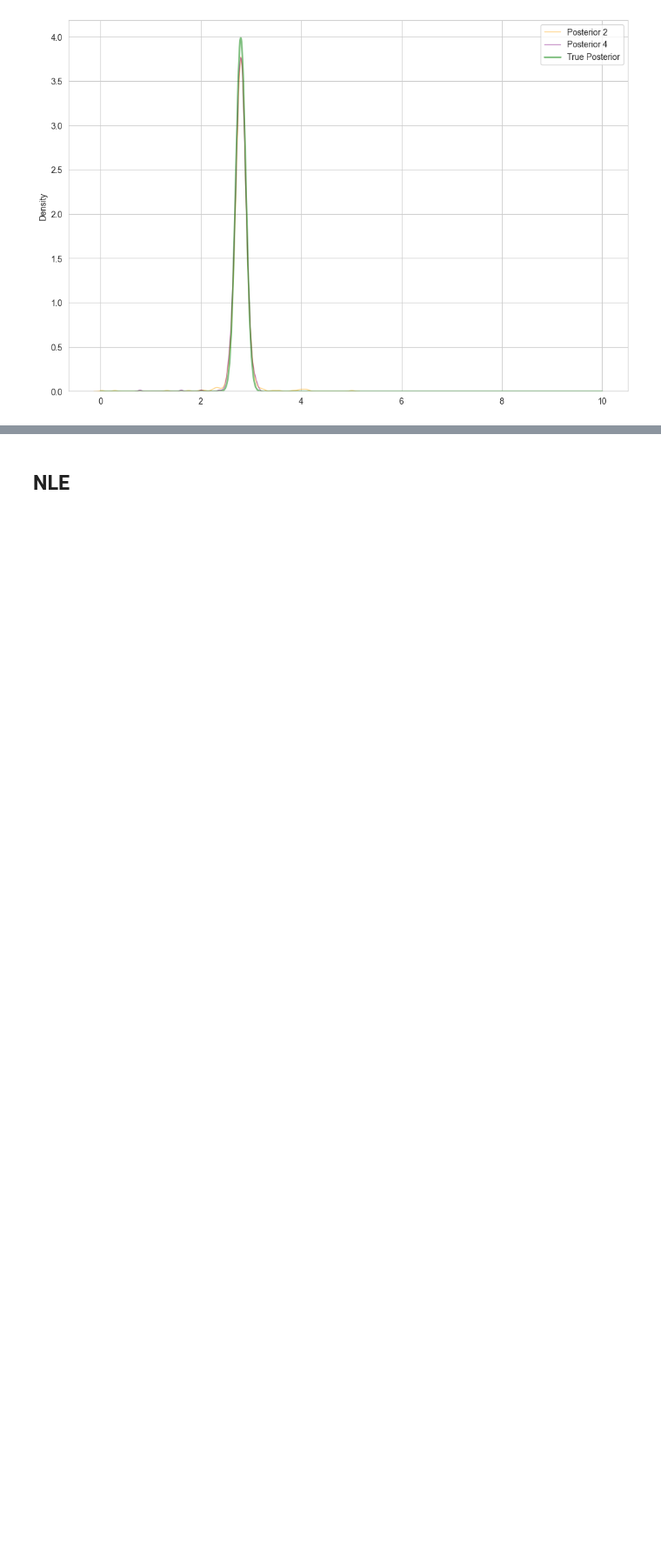
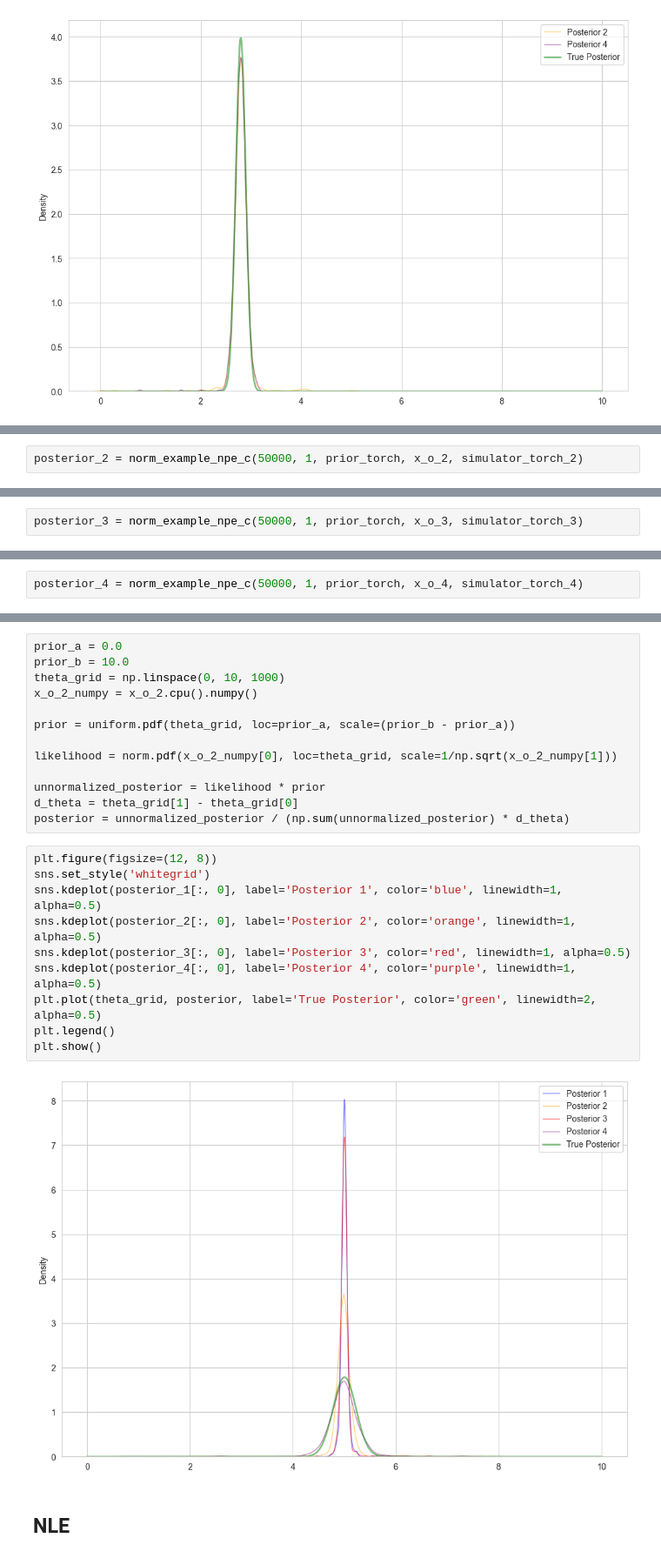
Before and after one commit to haochu-liu/likelihood-free, a Jupyter notebook: python/normal_toy/normal_toy_sbi.ipynb, the cells around one changed output, grey strips where cells are left out. Shown at 87% size. Drawn from its saved outputs; the diff is of its cells as text; blank space fills up the shorter version.

```diff
--- a/python/normal_toy/normal_toy_sbi.ipynb
+++ b/python/normal_toy/normal_toy_sbi.ipynb
@@ -342,0 +376,2 @@ NPE needs more simulations than I expected. This can also be shown in `normal_si
+# %%
+posterior_2 = norm_example_npe_c(50000, 1, prior_torch, x_o_2, simulator_torch_2)
@@ -342,0 +385,2 @@ NPE needs more simulations than I expected. This can also be shown in `normal_si
+# %%
+posterior_3 = norm_example_npe_c(50000, 1, prior_torch, x_o_3, simulator_torch_3)
@@ -342,0 +394,2 @@ NPE needs more simulations than I expected. This can also be shown in `normal_si
+# %%
+posterior_4 = norm_example_npe_c(50000, 1, prior_torch, x_o_4, simulator_torch_4)
@@ -343,3 +403,28 @@ NPE needs more simulations than I expected. This can also be shown in `normal_si
+# %%
+prior_a = 0.0
+prior_b = 10.0
+theta_grid = np.linspace(0, 10, 1000)
+x_o_2_numpy = x_o_2.cpu().numpy()
+
+prior = uniform.pdf(theta_grid, loc=prior_a, scale=(prior_b - prior_a))
+
+likelihood = norm.pdf(x_o_2_numpy[0], loc=theta_grid, scale=1/np.sqrt(x_o_2_numpy[1]))
+
+unnormalized_posterior = likelihood * prior
+d_theta = theta_grid[1] - theta_grid[0]
+posterior = unnormalized_posterior / (np.sum(unnormalized_posterior) * d_theta)
+# %%
+plt.figure(figsize=(12, 8))
+sns.set_style('whitegrid')
+sns.kdeplot(posterior_1[:, 0], label='Posterior 1', color='blue', linewidth=1, alpha=0.5)
+sns.kdeplot(posterior_2[:, 0], label='Posterior 2', color='orange', linewidth=1, alpha=0.5)
+sns.kdeplot(posterior_3[:, 0], label='Posterior 3', color='red', linewidth=1, alpha=0.5)
+sns.kdeplot(posterior_4[:, 0], label='Posterior 4', color='purple', linewidth=1, alpha=0.5)
+plt.plot(theta_grid, posterior, label='True Posterior', color='green', linewidth=2, alpha=0.5)
+plt.legend()
+plt.show()
+# %% [output]
+[figure, added]
 # %% [markdown]
 ## NLE
 # %%
```
Also changed, not shown: parts of 6 cells of this notebook.
